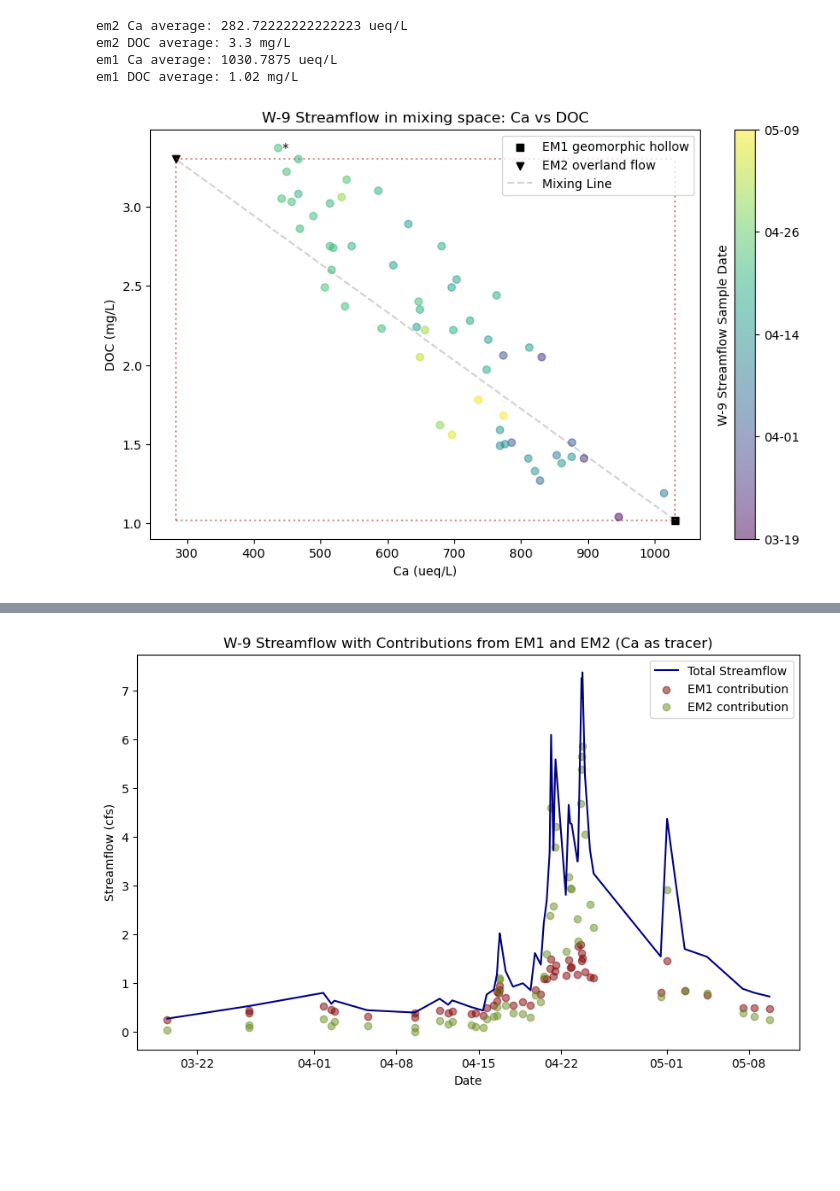
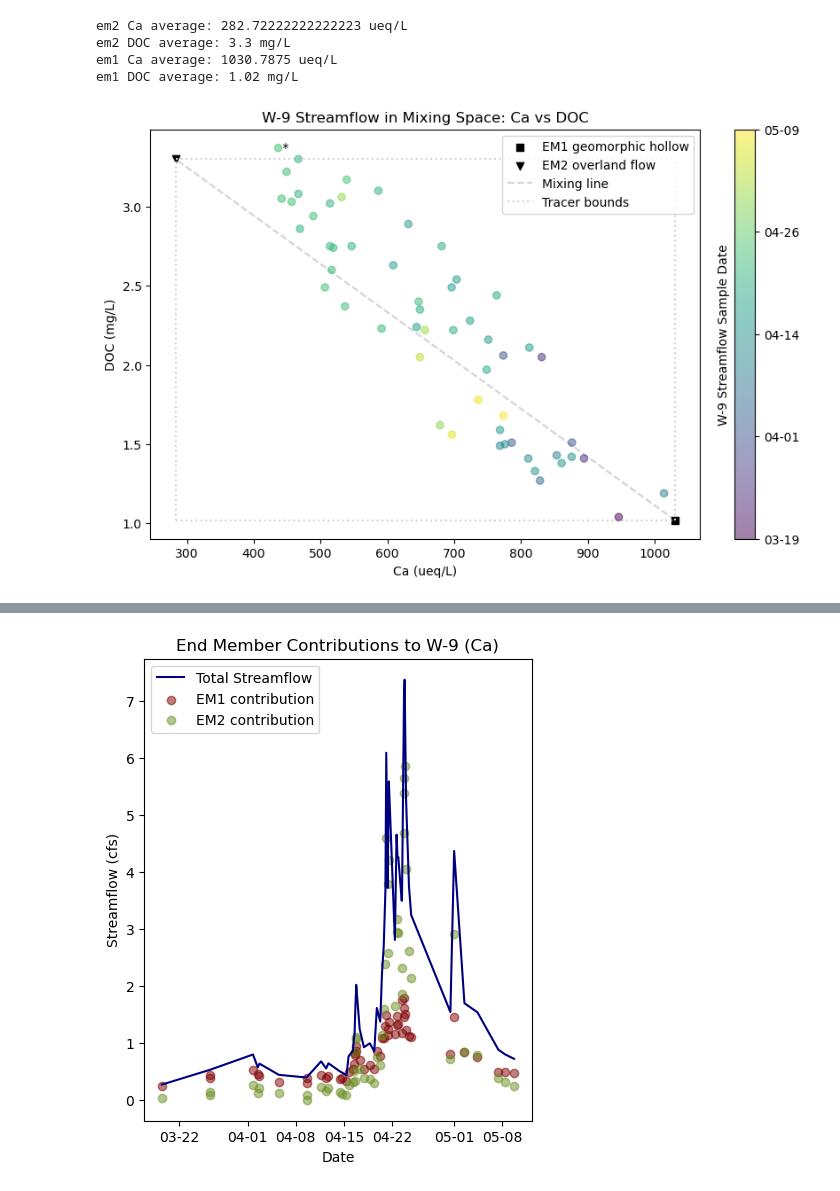
Before and after one commit to gretchenhough/Hough-S26, a Jupyter notebook: GEOS621 HW2/GEOS621 HW2.ipynb, the cells around one changed output, grey strips where cells are left out. Cells and saved outputs as stored; diff of their text form; code cells hidden in the pictures; blank space fills up the shorter version.

```diff
--- a/GEOS621 HW2/GEOS621 HW2.ipynb
+++ b/GEOS621 HW2/GEOS621 HW2.ipynb
@@ -64,7 +64,7 @@ ticks=np.linspace(date_num.min(), date_num.max(), num=5)
 sc=ax.scatter(df.loc[df['Type']=='mix', 'Ca_ueq_L'], df.loc[df['Type']=='mix', 'DOC_mg_L'], c=date_num, cmap='viridis', alpha=0.5, zorder=1000)
 ax.scatter(em1_Ca_av, em1_DOC_av, color='black', marker='s', label='EM1 geomorphic hollow')
 ax.scatter(em2_Ca_av, em2_DOC_av, color='black',marker='v', label='EM2 overland flow')
-ax.plot([em1_Ca_av, em2_Ca_av], [em1_DOC_av, em2_DOC_av], color='lightgray', linestyle='--', label='Mixing Line', zorder=-1000)
+ax.plot([em1_Ca_av, em2_Ca_av], [em1_DOC_av, em2_DOC_av], color='lightgray', linestyle='--', label='Mixing line', zorder=-1000)
 cbar=plt.colorbar(sc, ax=ax)
 cbar.set_ticks(ticks)
 cbar.ax.yaxis.set_major_formatter(mdates.DateFormatter('%m-%d'))
@@ -81,17 +81,17 @@ x_min = min(em1_Ca_av, em2_Ca_av)
 x_max = max(em1_Ca_av, em2_Ca_av)
 y_min = min(em1_DOC_av, em2_DOC_av)
 y_max = max(em1_DOC_av, em2_DOC_av)
-ax.vlines([x_min, x_max],ymin=y_min,ymax=y_max,colors='firebrick',linestyles=':',alpha=0.5)
-ax.hlines([y_min, y_max],xmin=x_min,xmax=x_max,colors='firebrick',linestyles=':',alpha=0.5)
+ax.vlines([x_min, x_max],ymin=y_min,ymax=y_max,colors='lightgray',linestyles=':')
+ax.hlines([y_min, y_max],xmin=x_min,xmax=x_max,colors='lightgray',linestyles=':',label='Tracer bounds')
 
 
 ax.set_xlabel('Ca (ueq/L)')
 ax.set_ylabel('DOC (mg/L)')
-ax.set_title('W-9 Streamflow in mixing space: Ca vs DOC')
+ax.set_title('W-9 Streamflow in Mixing Space: Ca vs DOC')
 ax.legend(loc='upper right')
 plt.show()
 # %% [output]
-[figure, old version]
+[figure, new version]
 # %%
 #Mixing model using Ca as the conservative tracer
 df_mix=df.loc[df['Type']=='mix'].copy()
@@ -123,17 +123,17 @@ print(df_mix)
 53         0.487823         0.317077          0.536600          0.268300
 54         0.476813         0.249967          0.516396          0.210384
 # %%
-fig, ax = plt.subplots(figsize=(10,6))
+fig, ax = plt.subplots(figsize=(5,6))
 
 ax.plot(df_mix['Date'], df_mix['Flow_cfs'], color='navy', label='Total Streamflow')
 ax.scatter(df_mix['Date'], df_mix['Flow_cfs_em1_Ca'], color='maroon', label='EM1 contribution', alpha=0.5)
 ax.scatter(df_mix['Date'], df_mix['Flow_cfs_em2_Ca'], color='olivedrab', label='EM2 contribution', alpha=0.5)
 ax.xaxis.set_major_formatter(mdates.DateFormatter('%m-%d'))
 ax.set_xlabel('Date')
 ax.set_ylabel('Streamflow (cfs)')
-ax.set_title('W-9 Streamflow with Contributions from EM1 and EM2 (Ca as tracer)')
+ax.set_title('End Member Contributions to W-9 (Ca)')
 ax.legend()
 plt.show()
 # %% [output]
-[figure, old version]
+[figure, new version]
 # %%
```
Also changed, not shown: parts of 9 cells of this notebook.
